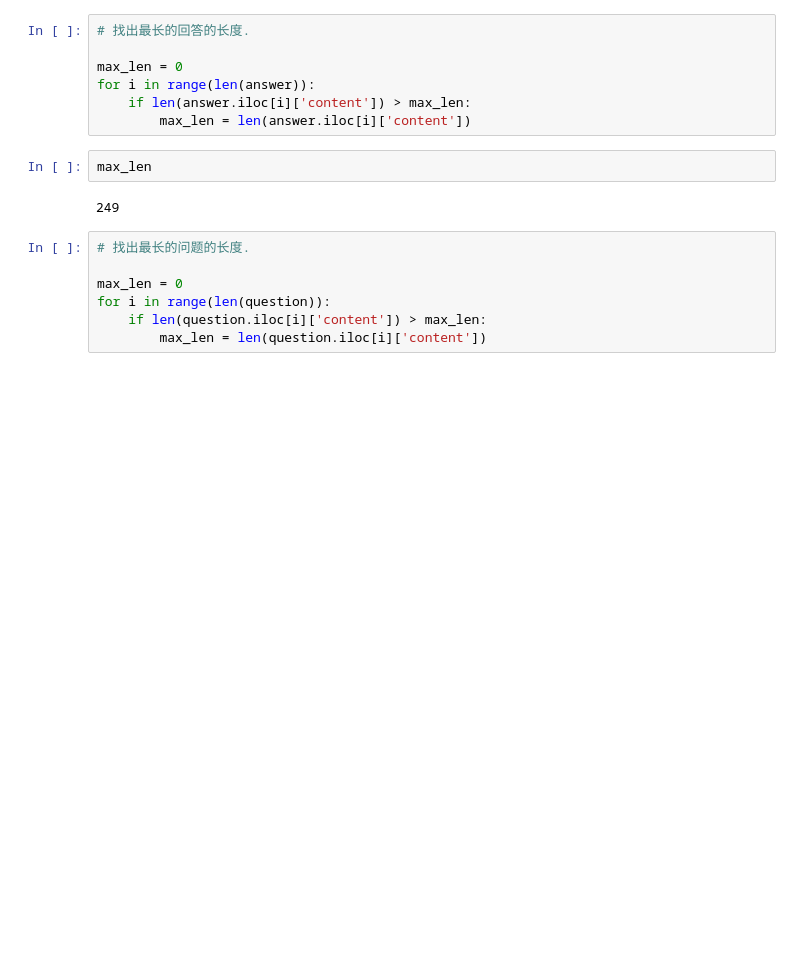
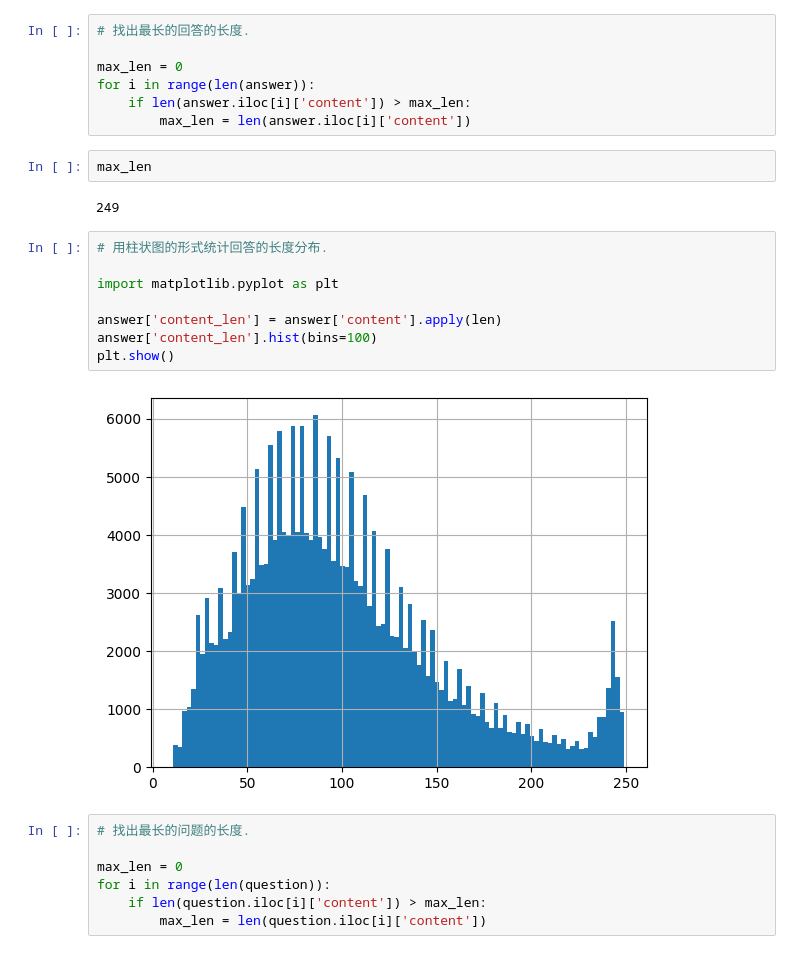
Before and after one commit to Math-X-Science/Works-in-School-Time, a Jupyter notebook: senmen/data_preprocess.ipynb, the cells around one changed output. Cells and saved outputs as stored; diff of their text form; blank space fills up the shorter version.

```diff
--- a/senmen/data_preprocess.ipynb
+++ b/senmen/data_preprocess.ipynb
@@ -42,6 +42,16 @@ for i in range(len(answer)):
 max_len
 # %% [output]
 249
+# %%
+# 用柱状图的形式统计回答的长度分布.
+
+import matplotlib.pyplot as plt
+
+answer['content_len'] = answer['content'].apply(len)
+answer['content_len'].hist(bins=100)
+plt.show()
+# %% [output]
+[figure, added]
 # %%
 # 找出最长的问题的长度.
 
```
Also changed, not shown: parts of 13 cells of this notebook.
